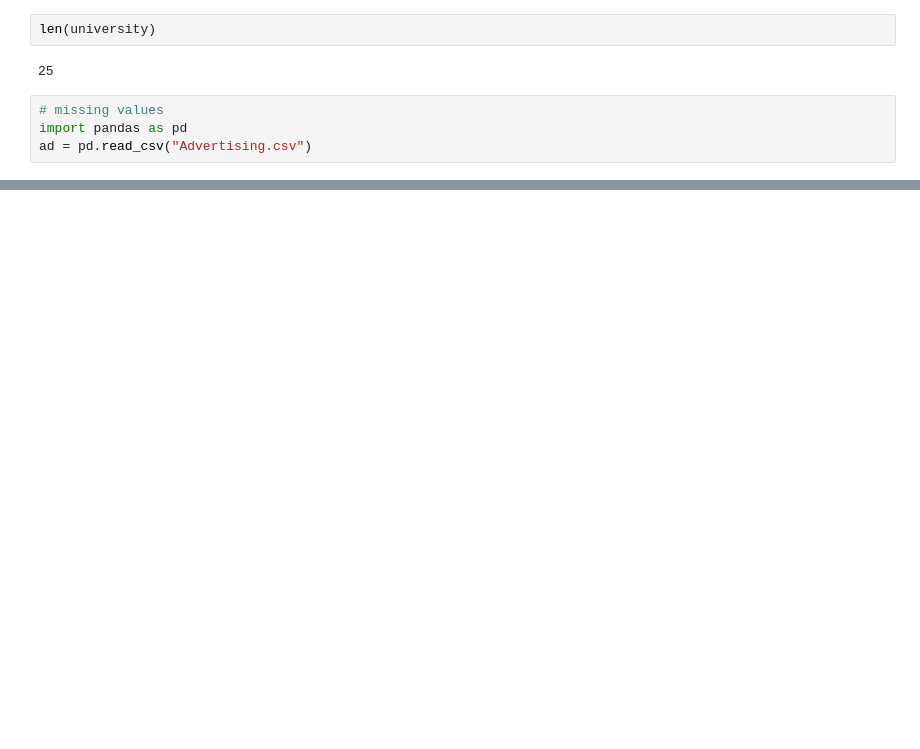
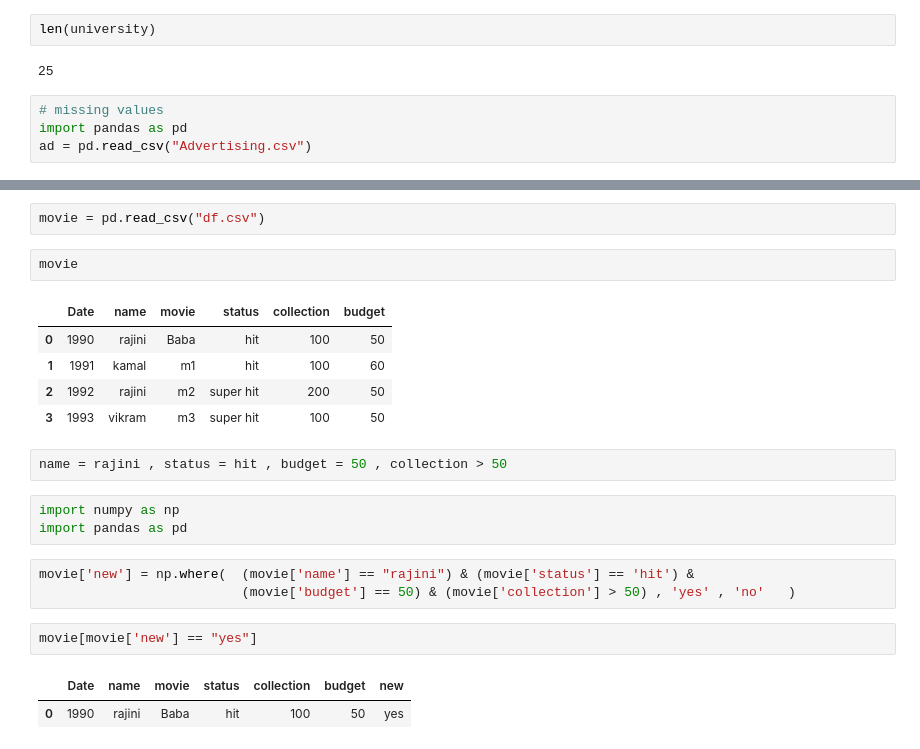
Before and after one commit to Thillaikkarasan208/Basic-scripts-Python-mini, a Jupyter notebook: module1 & 2.ipynb, the cells around one changed output, grey strips where cells are left out. Saved outputs shown, nothing was run; the diff lists cells and outputs as text; blank space fills up the shorter version.

```diff
--- a/module1 & 2.ipynb
+++ b/module1 & 2.ipynb
@@ -2382,0 +2416,23 @@ table2[  table2['customer_id'].isin(table1['cutomer_id']) ]
+# %%
+movie = pd.read_csv("df.csv")
+# %%
+movie
+# %% [output]
+|  | Date | name | movie | status | collection | budget |
+| 0 | 1990 | rajini | Baba | hit | 100 | 50 |
+| 1 | 1991 | kamal | m1 | hit | 100 | 60 |
+| 2 | 1992 | rajini | m2 | super hit | 200 | 50 |
+| 3 | 1993 | vikram | m3 | super hit | 100 | 50 |
+# %%
+name = rajini , status = hit , budget = 50 , collection > 50
+# %%
+import numpy as np
+import pandas as pd
+# %%
+movie['new'] = np.where(  (movie['name'] == "rajini") & (movie['status'] == 'hit') &
+                          (movie['budget'] == 50) & (movie['collection'] > 50) , 'yes' , 'no'   )
+# %%
+movie[movie['new'] == "yes"]
+# %% [output]
+|  | Date | name | movie | status | collection | budget | new |
+| 0 | 1990 | rajini | Baba | hit | 100 | 50 | yes |
```
Also changed, not shown: parts of 163 cells of this notebook.
